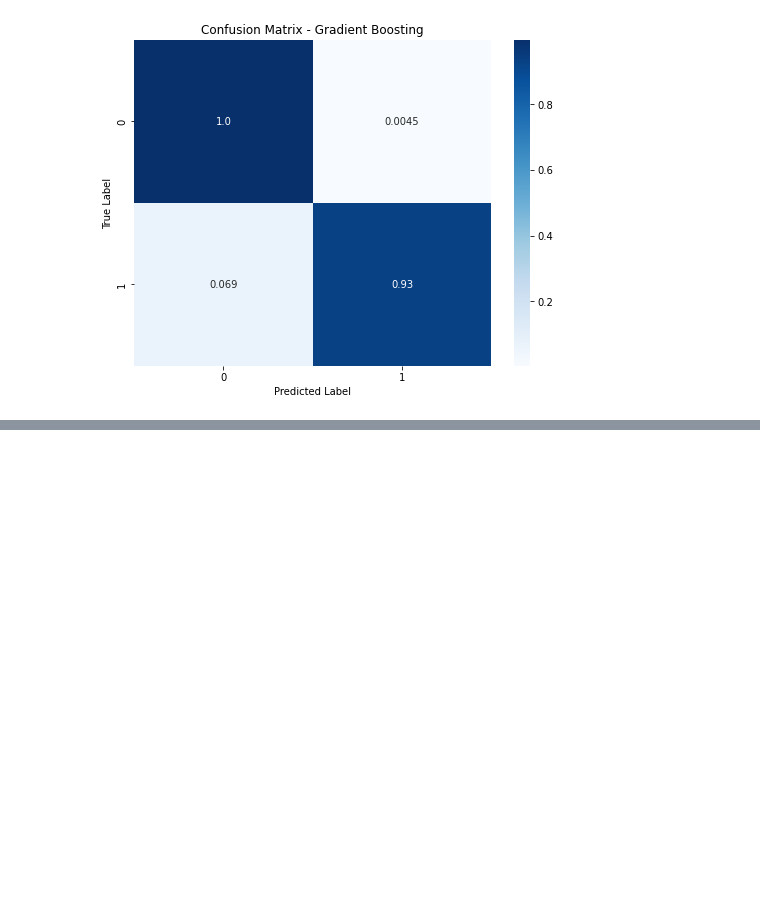
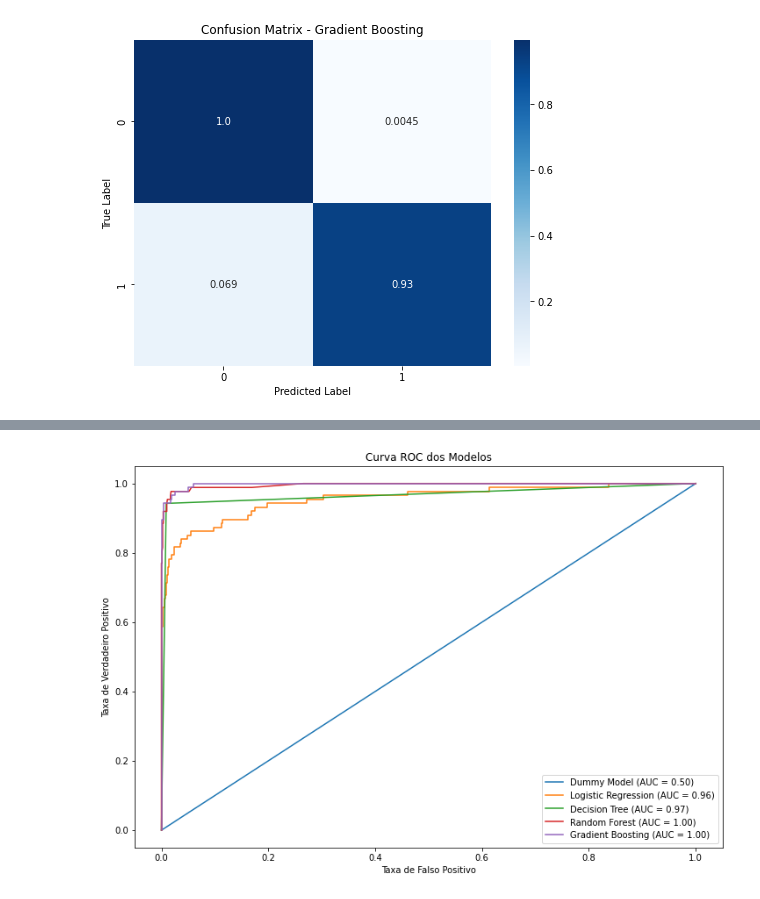
Before and after one commit to FranciscoFoz/machine-learning-training, a Jupyter notebook: Aprendizado Supervisionado/Classificação/9_ML_ChatGPT.ipynb, the cells around one changed output, grey strips where cells are left out. Drawn from its saved outputs; the diff is of its cells as text; code cells hidden in the pictures; blank space fills up the shorter version.

```diff
--- a/Aprendizado Supervisionado/Classificação/9_ML_ChatGPT.ipynb
+++ b/Aprendizado Supervisionado/Classificação/9_ML_ChatGPT.ipynb
@@ -572,0 +619,42 @@ plot_confusion_matrix(y_test, gb_preds, title='Confusion Matrix - Gradient Boost
+# %%
+from sklearn.metrics import roc_curve, roc_auc_score
+
+# Obter as probabilidades preditas para os modelos
+dummy_probs = dummy_clf.predict_proba(X_test)[:, 1]
+logreg_probs = logreg.predict_proba(X_test)[:, 1]
+dt_probs = dt.predict_proba(X_test)[:, 1]
+random_forest_probs = rf.predict_proba(X_test)[:, 1]
+gradient_boosting_probs = gb.predict_proba(X_test)[:, 1]
+
+# Calcular as taxas de falso positivo e verdadeiro positivo para cada modelo
+dummy_fpr, dummy_tpr, _ = roc_curve(y_test, dummy_probs)
+logreg_fpr, logreg_tpr, _ = roc_curve(y_test, logreg_probs)
+dt_fpr, dt_tpr, _ = roc_curve(y_test, dt_probs)
+random_forest_fpr, random_forest_tpr, _ = roc_curve(y_test, random_forest_probs)
+gradient_boosting_fpr, gradient_boosting_tpr, _ = roc_curve(y_test, gradient_boosting_probs)
+
+# Calcular as áreas sob a curva ROC para cada modelo
+dummy_auc = roc_auc_score(y_test, dummy_probs)
+logreg_auc = roc_auc_score(y_test, logreg_probs)
+dt_auc = roc_auc_score(y_test, dt_probs)
+random_forest_auc = roc_auc_score(y_test, random_forest_probs)
+gradient_boosting_auc = roc_auc_score(y_test, gradient_boosting_probs)
+
+plt.figure(figsize=(12,8))
+# Plotar a curva ROC para cada modelo
+plt.plot(dummy_fpr, dummy_tpr, label=f"Dummy Model (AUC = {dummy_auc:.2f})")
+plt.plot(logreg_fpr, logreg_tpr, label=f"Logistic Regression (AUC = {logreg_auc:.2f})")
+plt.plot(dt_fpr, dt_tpr, label=f"Decision Tree (AUC = {dt_auc:.2f})")
+plt.plot(random_forest_fpr, random_forest_tpr, label=f"Random Forest (AUC = {random_forest_auc:.2f})")
+plt.plot(gradient_boosting_fpr, gradient_boosting_tpr, label=f"Gradient Boosting (AUC = {gradient_boosting_auc:.2f})")
+
+# Configurar o gráfico
+plt.title("Curva ROC dos Modelos")
+plt.xlabel("Taxa de Falso Positivo")
+plt.ylabel("Taxa de Verdadeiro Positivo")
+plt.legend(loc="lower right")
+
+# Exibir o gráfico
+plt.show()
+# %% [output]
+[figure, added]
```
Also changed, not shown: parts of 20 cells of this notebook.
